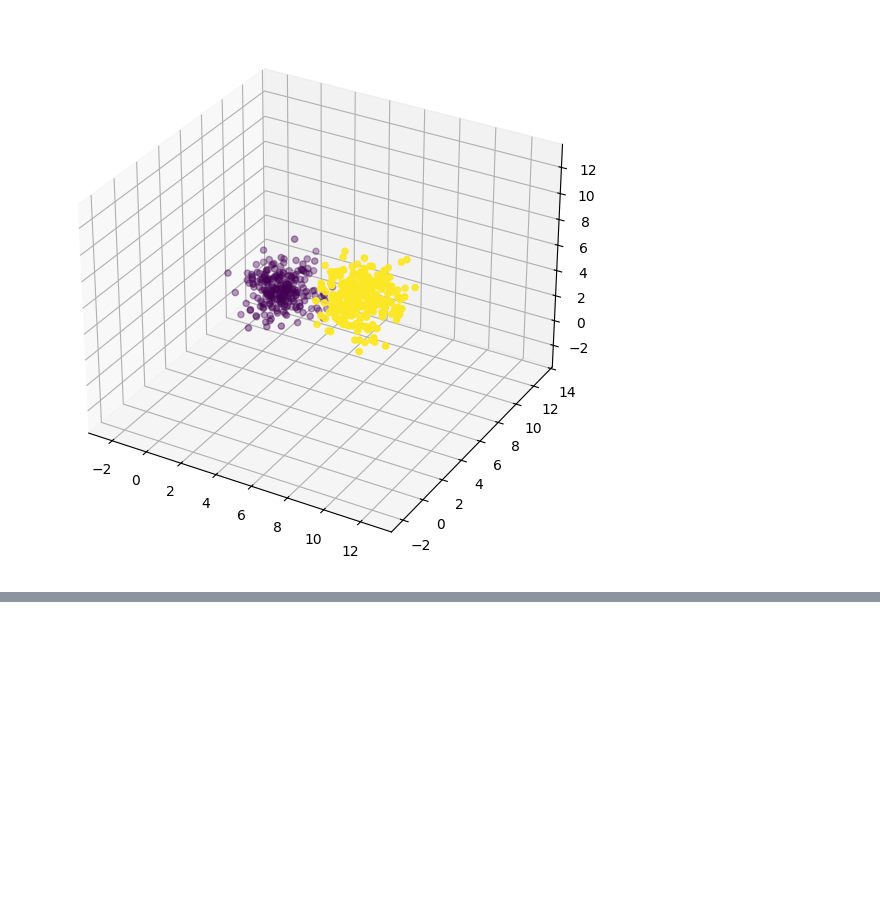
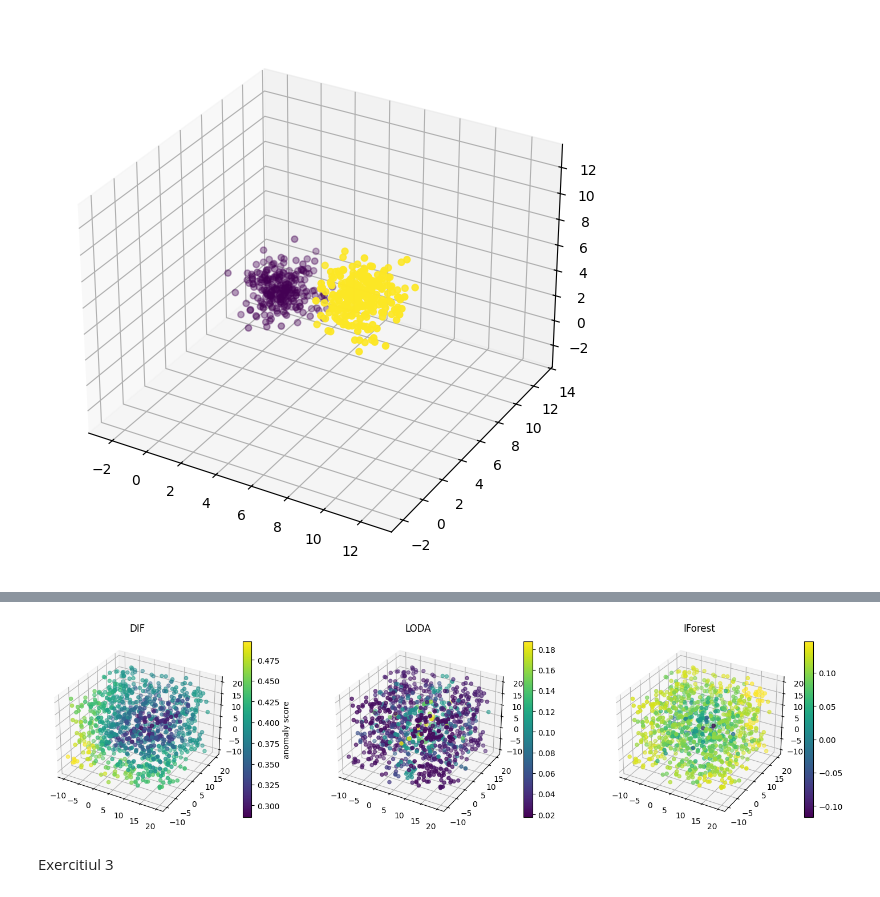
Before and after one commit to denisaaab/anomaly_detection_labs, a Jupyter notebook: lab3.ipynb, the cells around one changed output, grey strips where cells are left out. Drawn from its saved outputs; the diff is of its cells as text; code cells hidden in the pictures; blank space fills up the shorter version.

```diff
--- a/lab3.ipynb
+++ b/lab3.ipynb
@@ -159,0 +175,28 @@ plt.show()
+# %%
+dif3D = DIF(contamination=0.02)
+dif3D.fit(X)
+anomaly_scores_dif = dif3D.decision_function(test_data3D)
+
+loda3D = LODA(contamination=0.02)
+loda3D.fit(X)
+anomaly_scores_loda = loda3D.decision_function(test_data3D)
+# %%
+fig, axes = plt.subplots(1, 3, subplot_kw={"projection": "3d"}, figsize=(18, 8))
+
+scatter_dif=axes[0].scatter(test_data3D[:, 0], test_data3D[:, 1], test_data3D[:,2], c=anomaly_scores_dif, cmap='viridis', s=20)
+axes[0].set_title('DIF')
+fig.colorbar(scatter_dif, ax=axes[0],label='anomaly score', shrink=0.5)
+
+scatter_loda=axes[1].scatter(test_data3D[:, 0], test_data3D[:, 1], test_data3D[:,2], c=anomaly_scores_loda, cmap='viridis', s=20)
+axes[1].set_title('LODA')
+fig.colorbar(scatter_loda, ax=axes[1], shrink=0.5)
+
+scatter_iforest=axes[2].scatter(test_data3D[:, 0], test_data3D[:, 1], test_data3D[:,2], c=anomaly_scores_iforest, cmap='viridis', s=20)
+axes[2].set_title('IForest')
+fig.colorbar(scatter_iforest, ax=axes[2],shrink=0.5)
+
+plt.show()
+# %% [output]
+[figure, added]
+# %% [markdown]
+Exercitiul 3
```
Also changed, not shown: parts of 7 cells of this notebook, 1 other file.
